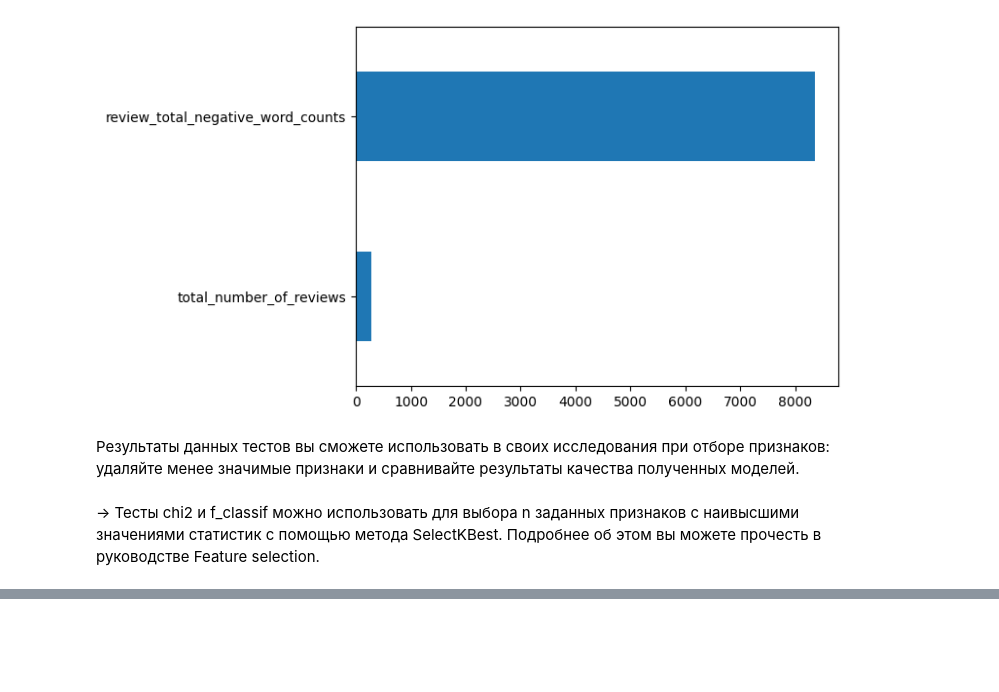
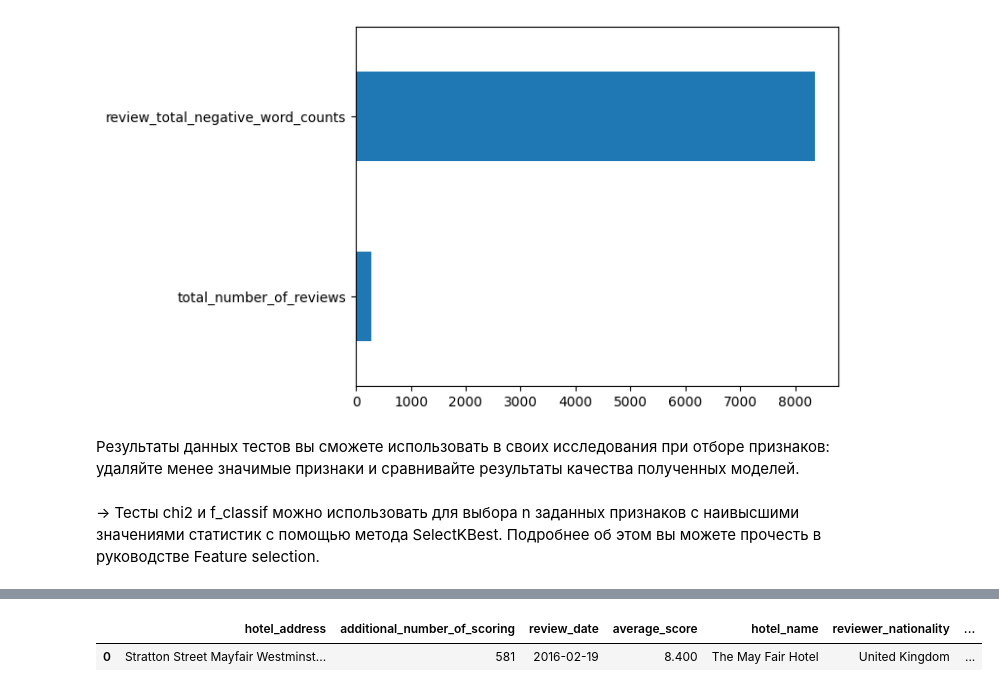
Before and after one commit to abodrij/sf_data_science, a Jupyter notebook: Project_3/Project_3.ipynb, the cells around one changed output, grey strips where cells are left out. Cells and saved outputs as stored; diff of their text form; code cells hidden in the pictures; blank space fills up the shorter version.

```diff
--- a/Project_3/Project_3.ipynb
+++ b/Project_3/Project_3.ipynb
@@ -320,0 +370,5 @@ imp_num.plot(kind = 'barh')
+# %%
+hotels.head(2)
+# %% [output]
+|  | hotel_address | additional_number_of_scoring | review_date | average_score | hotel_name | reviewer_nationality | ... |
+| 0 | Stratton Street Mayfair Westminst... | 581 | 2016-02-19 | 8.400 | The May Fair Hotel | United Kingdom | ... |
```
Also changed, not shown: parts of 7 cells of this notebook, 1 other file.
